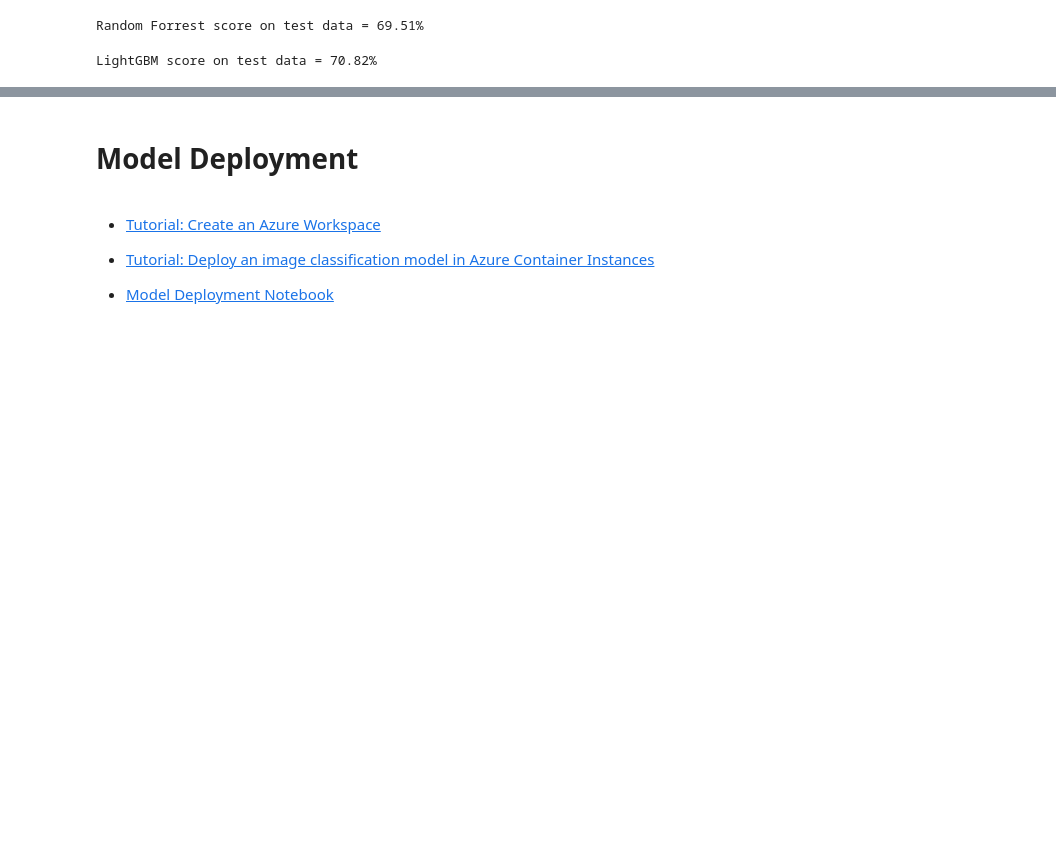
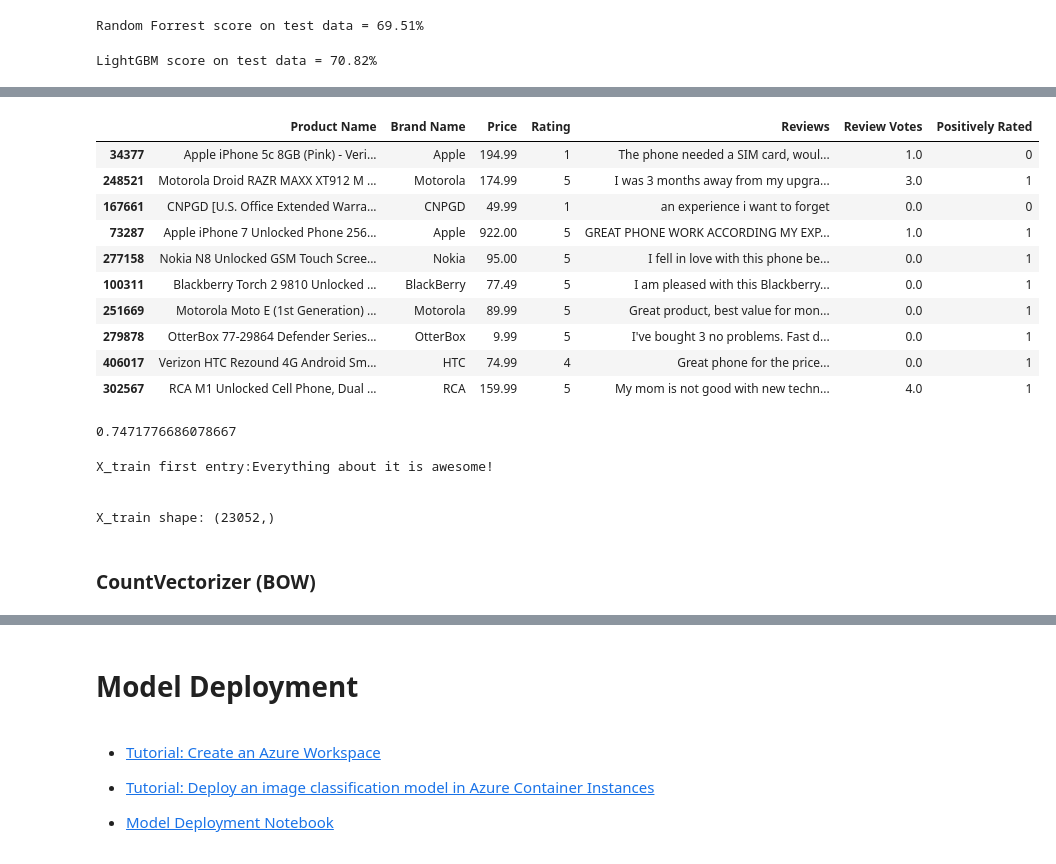
Before and after one commit to ebharucha/Misc, a Jupyter notebook: Cheat Sheet.ipynb, the cells around one changed output, grey strips where cells are left out. Drawn from its saved outputs; the diff is of its cells as text; code cells hidden in the pictures; blank space fills up the shorter version.

```diff
--- a/Cheat Sheet.ipynb
+++ b/Cheat Sheet.ipynb
@@ -854,0 +982,12 @@ LightGBM score on test data = 70.82%
+# %%
+import pandas as pd
+import numpy as np
+
+# Read in the data
+df = pd.read_csv('data/Amazon_Unlocked_Mobile.csv')
+
+# Sample the data to speed up computation
+# Comment out this line to match with lecture
+df = df.sample(frac=0.1, random_state=10)
+
+df.head()
@@ -854,0 +1001,28 @@ LightGBM score on test data = 70.82%
+# %%
+# Drop missing values
+df.dropna(inplace=True)
+
+# Remove any 'neutral' ratings equal to 3
+df = df[df['Rating'] != 3]
+
+# Encode 4s and 5s as 1 (rated positively)
+# Encode 1s and 2s as 0 (rated poorly)
+df['Positively Rated'] = np.where(df['Rating'] > 3, 1, 0)
+df.head(10)
+# %% [output]
+|  | Product Name | Brand Name | Price | Rating | Reviews | Review Votes | Positively Rated |
+| 34377 | Apple iPhone 5c 8GB (Pink) - Veri... | Apple | 194.99 | 1 | The phone needed a SIM card, woul... | 1.0 | 0 |
+| 248521 | Motorola Droid RAZR MAXX XT912 M ... | Motorola | 174.99 | 5 | I was 3 months away from my upgra... | 3.0 | 1 |
+| 167661 | CNPGD [U.S. Office Extended Warra... | CNPGD | 49.99 | 1 | an experience i want to forget | 0.0 | 0 |
+| 73287 | Apple iPhone 7 Unlocked Phone 256... | Apple | 922.00 | 5 | GREAT PHONE WORK ACCORDING MY EXP... | 1.0 | 1 |
+| 277158 | Nokia N8 Unlocked GSM Touch Scree... | Nokia | 95.00 | 5 | I fell in love with this phone be... | 0.0 | 1 |
+| 100311 | Blackberry Torch 2 9810 Unlocked ... | BlackBerry | 77.49 | 5 | I am pleased with this Blackberry... | 0.0 | 1 |
+| 251669 | Motorola Moto E (1st Generation) ... | Motorola | 89.99 | 5 | Great product, best value for mon... | 0.0 | 1 |
+| 279878 | OtterBox 77-29864 Defender Series... | OtterBox | 9.99 | 5 | I've bought 3 no problems. Fast d... | 0.0 | 1 |
+| 406017 | Verizon HTC Rezound 4G Android Sm... | HTC | 74.99 | 4 | Great phone for the price... | 0.0 | 1 |
+| 302567 | RCA M1 Unlocked Cell Phone, Dual ... | RCA | 159.99 | 5 | My mom is not good with new techn... | 4.0 | 1 |
+# %%
+# Most ratings are positive (skewed data set)
+df['Positively Rated'].mean()
+# %% [output]
+0.7471776686078667
@@ -854,0 +1036,10 @@ LightGBM score on test data = 70.82%
+# %%
+print(f'X_train first entry:{X_train.iloc[0]}')
+print(f'\n\nX_train shape: {X_train.shape}')
+# %% [output]
+X_train first entry:Everything about it is awesome!
+
+
+X_train shape: (23052,)
+# %% [markdown]
+### CountVectorizer (BOW)
```
Also changed, not shown: parts of 50 cells of this notebook, 2 other files.
